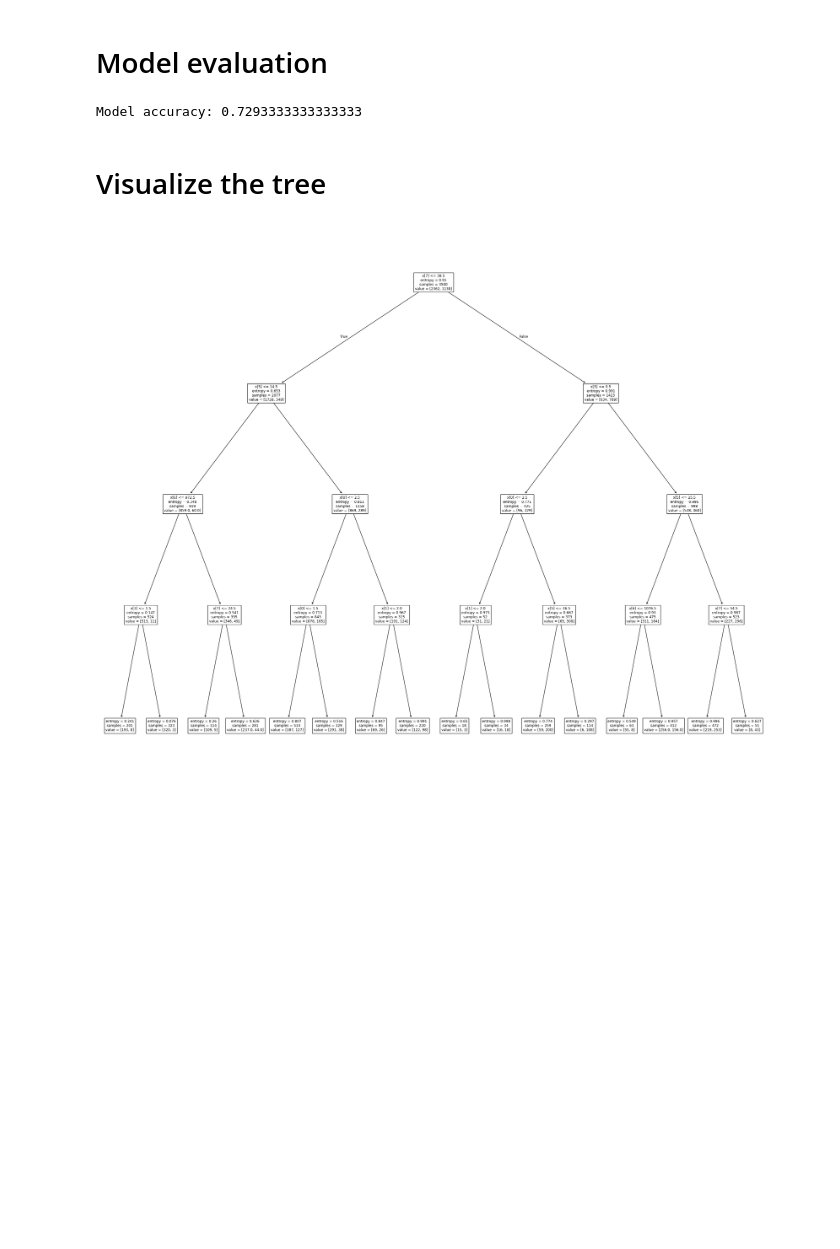
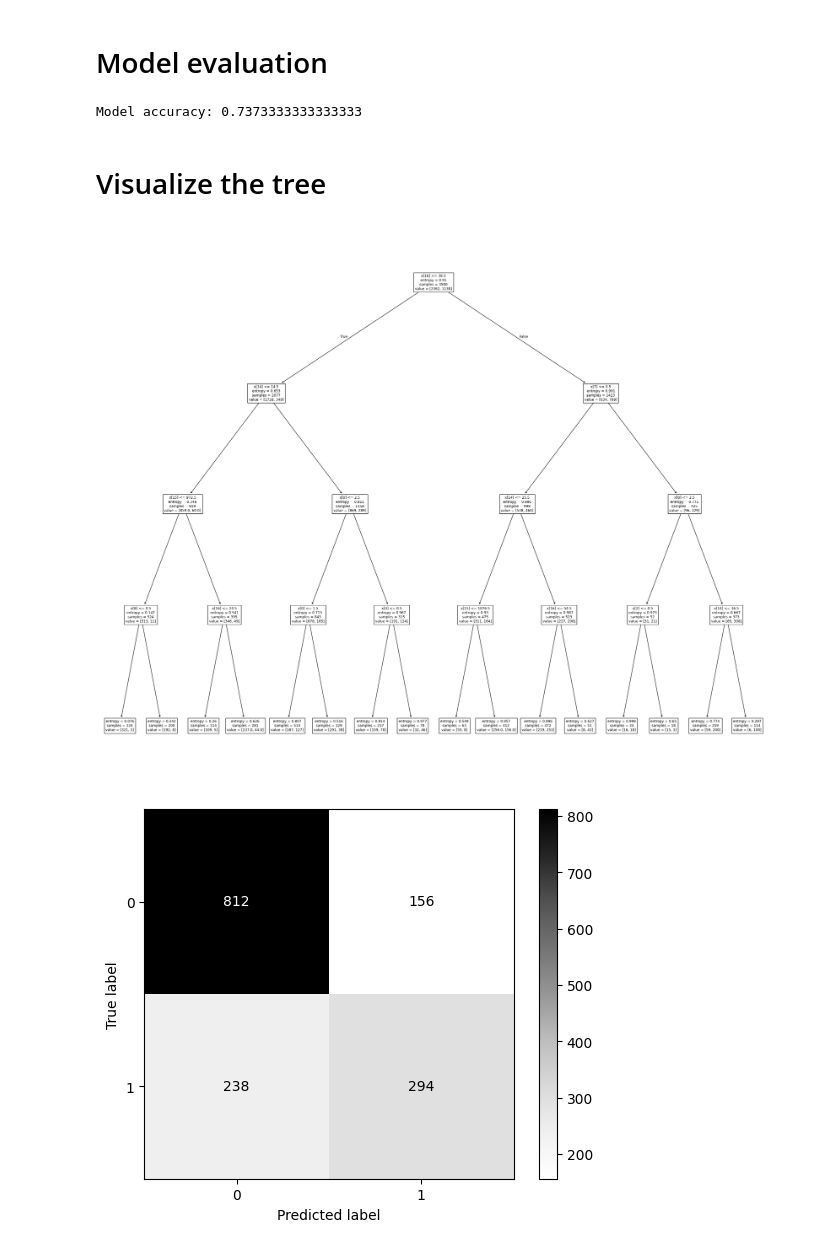
Before and after one commit to kathytran88/credit-risk-analysis-knn, a Jupyter notebook: decisiontree.ipynb, the cells around one changed output. Cells and saved outputs as stored; diff of their text form; code cells hidden in the pictures; blank space fills up the shorter version.

Commit message:
random forest and confusion matrix

```diff
--- a/decisiontree.ipynb
+++ b/decisiontree.ipynb
@@ -110,7 +109,7 @@ print(type(X))
 <class 'numpy.ndarray'>
 # %%
 # y array
-y = encoder.fit_transform(df['Risk'])
+y = encoder.fit_transform(df[['Risk']])
 print(type(y))
 # %% [output]
 <class 'numpy.ndarray'>
@@ -137,5 +136,5 @@ DecisionTreeClassifier(criterion='entropy', max_depth=4)
 # %% [markdown]
 # Prediction
 # %%
-predictCredit = creditTree.predict(X_test)
+y_prediction = creditTree.predict(X_test)
 # %%
@@ -147,9 +146,9 @@ print(y_test[0:5])
 # %% [markdown]
 # Model evaluation
 # %%
-print(f"Model accuracy: {metrics.accuracy_score(y_test, predictCredit)}")
+print(f"Model accuracy: {metrics.accuracy_score(y_test, y_prediction)}")
 # %% [output]
-Model accuracy: 0.7293333333333333
+Model accuracy: 0.7373333333333333
 # %% [markdown]
 # Visualize the tree
 # %%
@@ -157,4 +156,11 @@ plt.figure(figsize=(30,25))
 tree.plot_tree(creditTree)
 plt.show()
 # %% [output]
-[figure, old version]
+[figure, new version]
+# %%
+cm = confusion_matrix(y_test, y_prediction, labels = creditTree.classes_)
+disp = ConfusionMatrixDisplay(confusion_matrix=cm, display_labels = creditTree.classes_)
+disp.plot(cmap = 'Greys')
+plt.show()
+# %% [output]
+[figure, added]
```
Also changed, not shown: parts of 4 cells of this notebook, 2 other files.
